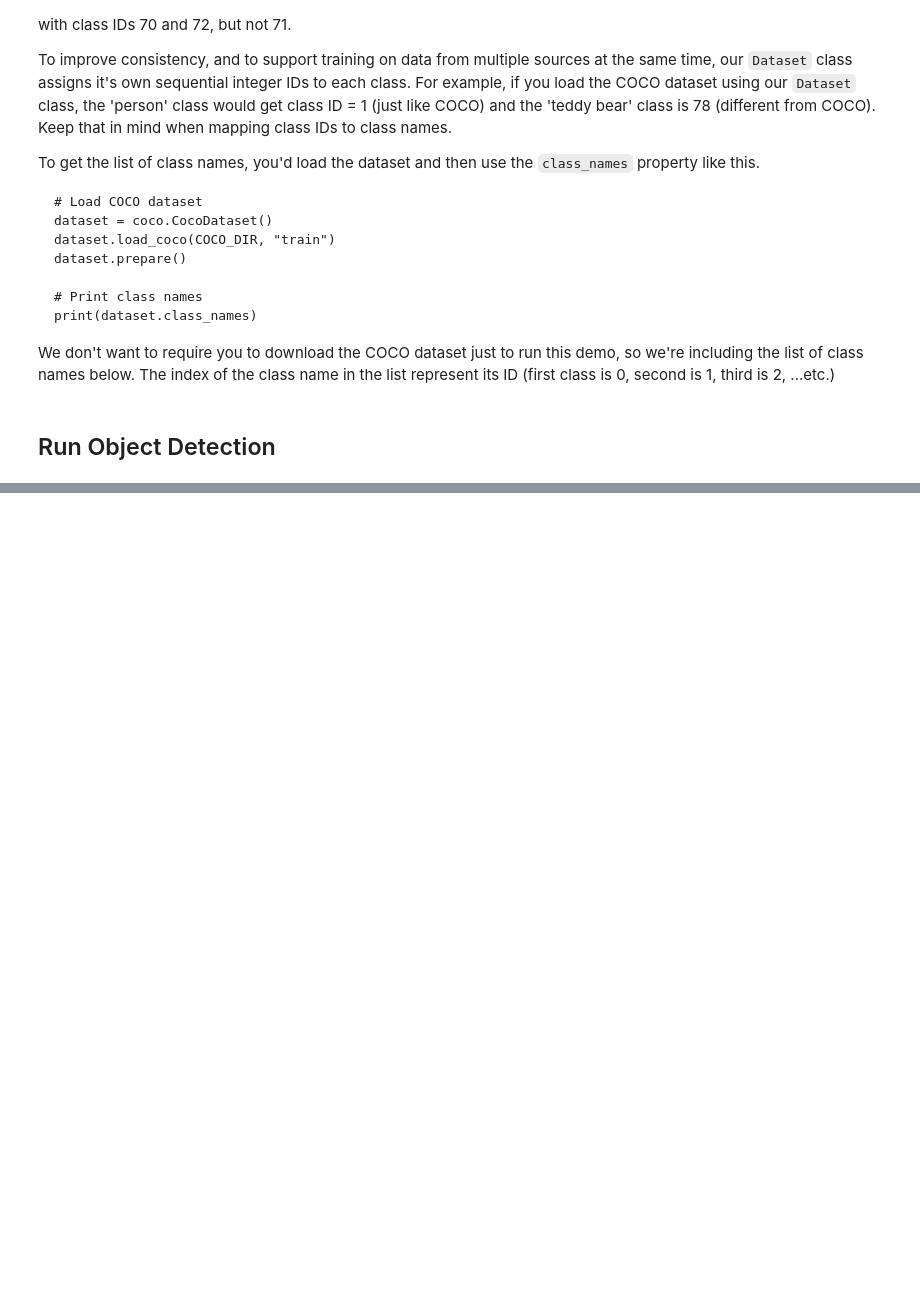
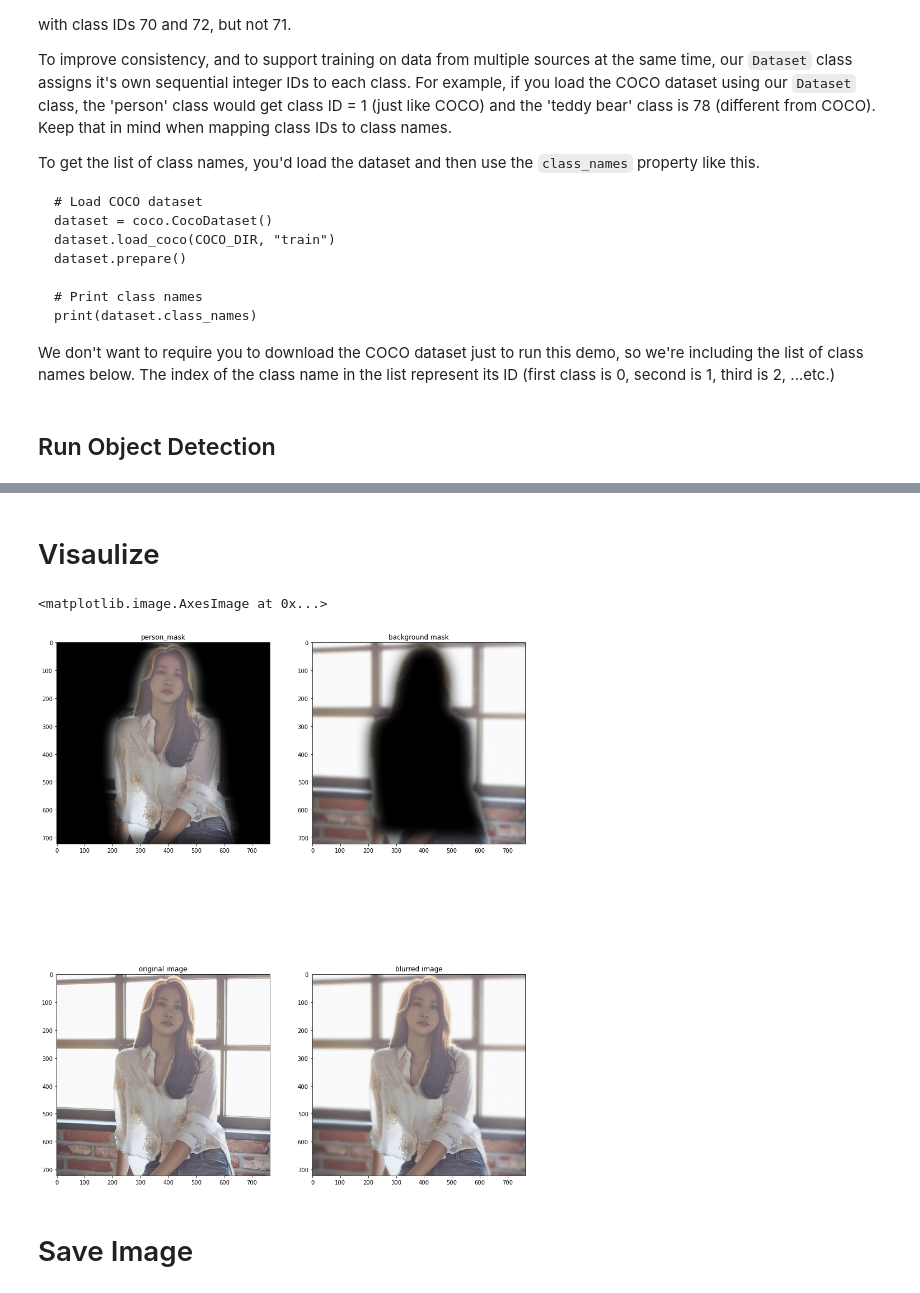
Before and after one commit to yhhyunn/mask_rcnn_clone, a Jupyter notebook: mask_demo.ipynb, the cells around one changed output, grey strips where cells are left out. Saved outputs shown, nothing was run; the diff lists cells and outputs as text; code cells hidden in the pictures; blank space fills up the shorter version.

```diff
--- a/mask_demo.ipynb
+++ b/mask_demo.ipynb
@@ -123,0 +171,38 @@ class_names = ['BG', 'person', 'bicycle', 'car', 'motorcycle', 'airplane',
+# %%
+# blur original image (imazge, kernerlsize, sigmaX(Gaussian Kernel Standard Deviation in X direction))
+blurred_img = cv2.GaussianBlur(image, (25, 25), 0)
+
+# blur mask image
+mask_3d = mask_3d * 255
+mask_3d_blurred = (cv2.GaussianBlur(mask_3d, (101, 101), 25, 25) / 255).astype(np.float32)
+
+# 사람 image는 원본을 가지고 blurring
+person_mask = mask_3d_blurred * image.astype(np.float32)
+
+# 배경 image는 미리 blurring된 이미지를 가지고 다시 마스크를 씌워서 배경 image를 제작
+bg_mask = (1 - mask_3d_blurred) * blurred_img.astype(np.float32)
+
+out = (person_mask + bg_mask).astype(np.uint8)
+# %% [markdown]
+# Visaulize
+# %%
+plt.figure(figsize=(15,20))
+plt.subplot(2, 2, 1)
+plt.title("person_mask")
+plt.imshow(person_mask.astype(np.uint8))
+plt.subplot(2, 2, 2)
+plt.title("background mask")
+plt.imshow(bg_mask.astype(np.uint8))
+
+#plt.figure(figsize = (15, 20))
+plt.subplot(2,2,3)
+plt.title("original image")
+plt.imshow(image.astype(np.uint8))
+plt.subplot(2,2,4)
+plt.title("blurred image")
+plt.imshow(out.astype(np.uint8))
+# %% [output]
+<matplotlib.image.AxesImage at 0x...>
+[figure, added]
+# %% [markdown]
+# Save Image
```
Also changed, not shown: parts of 6 cells of this notebook.
